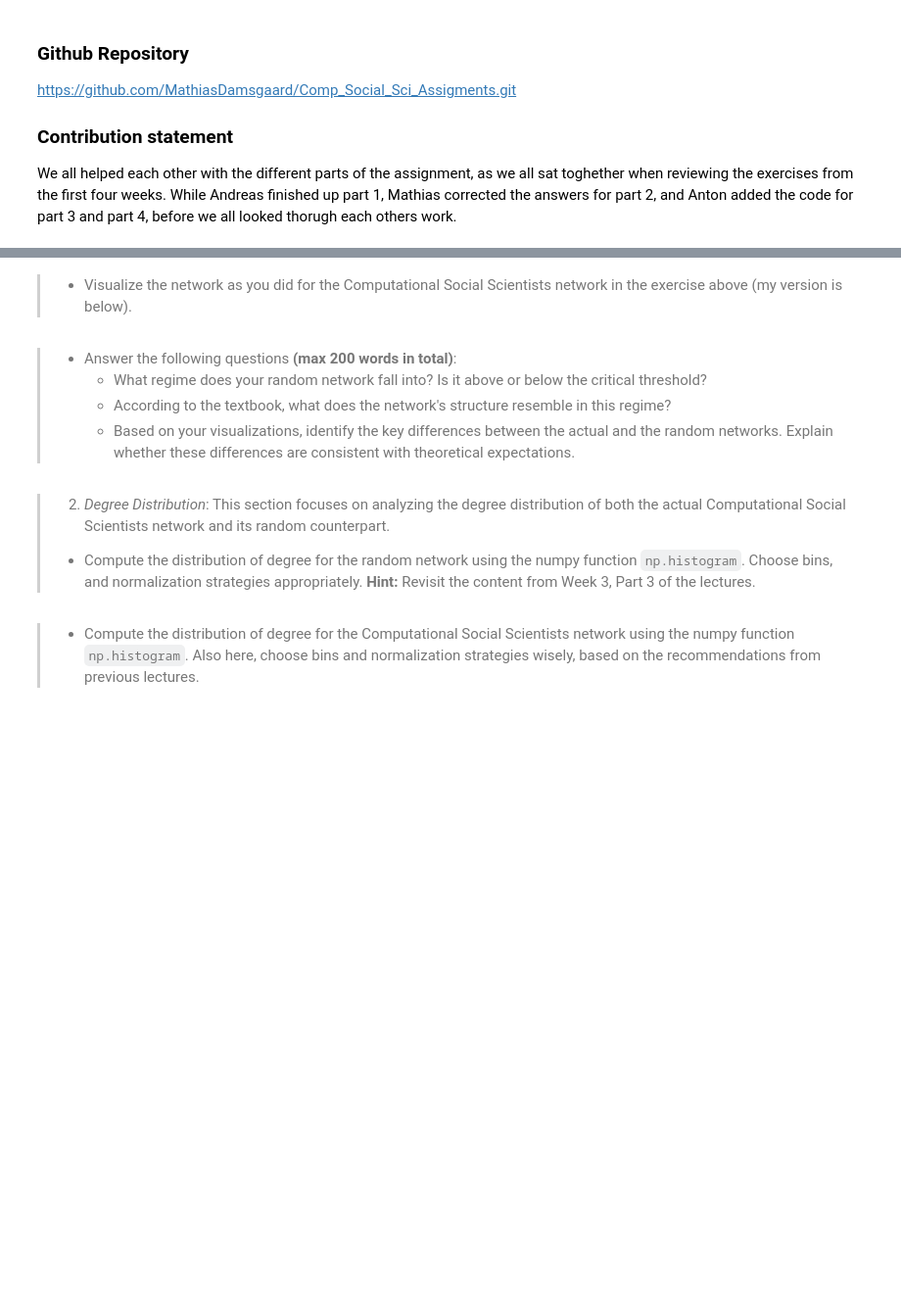
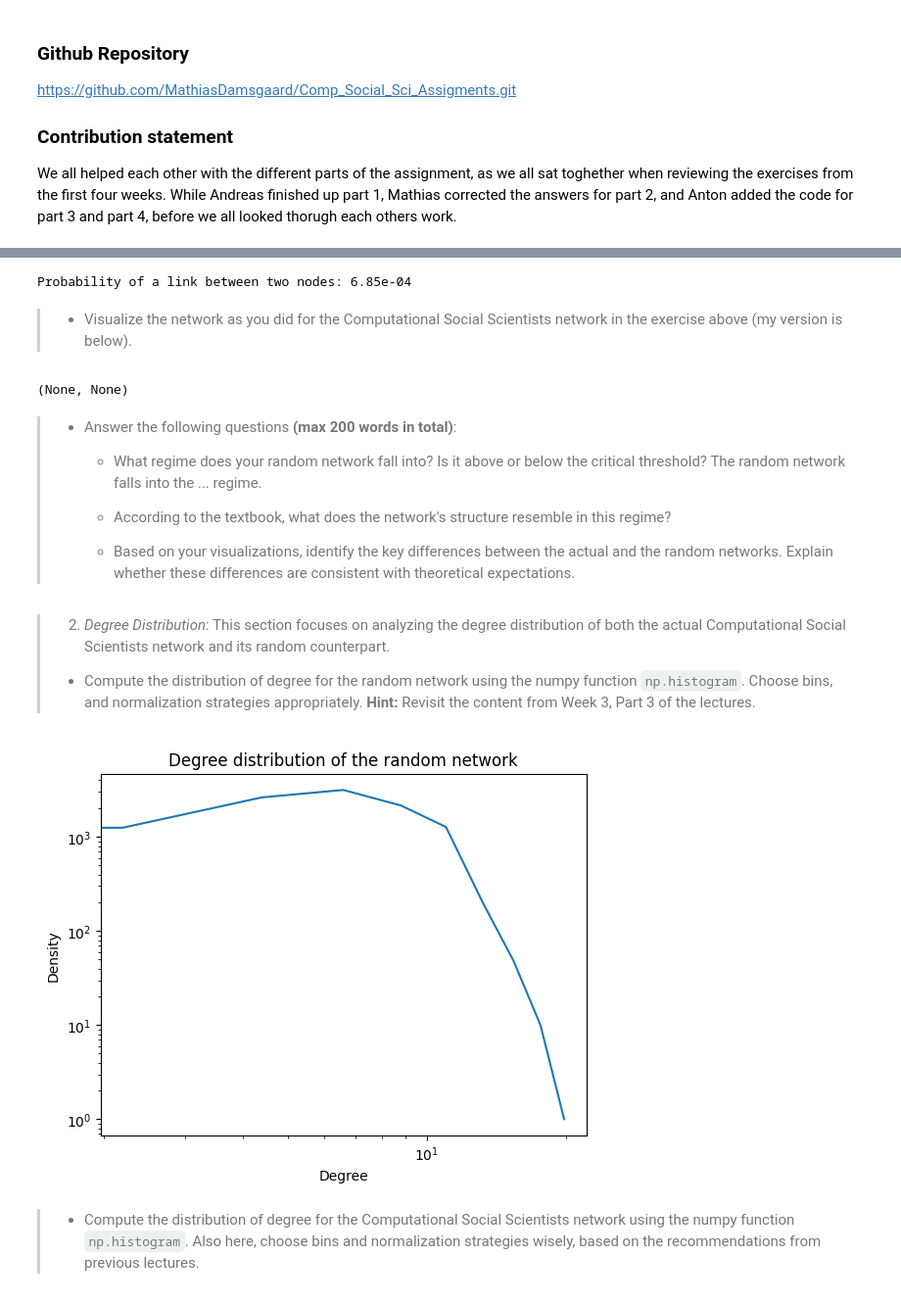
Before and after one commit to MathiasDamsgaard/Comp_Social_Sci_Assigments, a Jupyter notebook: Assignment2.ipynb, the cells around one changed output, grey strips where cells are left out. Shown at 98% size. Saved outputs shown, nothing was run; the diff lists cells and outputs as text; code cells hidden in the pictures; blank space fills up the shorter version.

Commit message:
Data and start on part 1

```diff
--- a/Assignment2.ipynb
+++ b/Assignment2.ipynb
@@ -31,13 +26,72 @@ These exercises are taken from Week 5.
+# %%
+# 3.1
+with open('data/authors_network_small.json', 'r') as f:
+    data = json.load(f)
+G = nx.node_link_graph(data)
+
+# Calculate the number of edges in the network
+L = G.number_of_edges()
+
+# Calculate the number of nodes in the network
+N = G.number_of_nodes()
+
+# Calculate the average degree of the network
+k = 2*L/N
+
+# Calculate the probability p
+p = k/(N-1)
+
+print(f"Probability of a link between two nodes: {p:.2e}")
+
+def generate_random_network(N, p):
+    # Create an empty graph
+    G = nx.Graph()
+
+    # Add N nodes
+    G.add_nodes_from(range(N))
+
+    # Add edges between nodes with probability p
+    for i in tqdm(range(N-1)):
+        for j in range(i+1, N):
+            if np.random.uniform() < p:
+                G.add_edge(i, j)
+    return G
+
+G_rand = generate_random_network(N, p)
+# %% [output]
+Probability of a link between two nodes: 6.85e-04
 # %% [markdown]
 > * Visualize the network as you did for the Computational Social Scientists network in the exercise above (my version is below).
+# %%
+# Visualize the random network with netwulf
+wulf.visualize(G_rand, config={'zoom': 0.6, 'node_gravity': 0.2, 'node_charge': -50, 'node_size': 10,
+                                 'link_distance': 20, 'node_size_variation': 0.55})
+# %% [output]
+(None, None)
 # %% [markdown]
 > * Answer the following questions __(max 200 words in total)__:
->    - What regime does your random network fall into? Is it above or below the critical threshold?
->    - According to the textbook, what does the network's structure resemble in this regime?
->    - Based on your visualizations, identify the key differences between the actual and the random networks. Explain whether these differences are consistent with theoretical expectations.
+>   - What regime does your random network fall into? Is it above or below the critical threshold?
+>   The random network falls into the ... regime.
+>   - According to the textbook, what does the network's structure resemble in this regime?
+>
+>   - Based on your visualizations, identify the key differences between the actual and the random networks. Explain whether these differences are consistent with theoretical expectations.
+>
 # %% [markdown]
 
 > 2. _Degree Distribution_: This section focuses on analyzing the degree distribution of both the actual Computational Social Scientists network and its random counterpart.
 > * Compute the distribution of degree for the random network using the numpy function ``np.histogram``. Choose bins, and normalization strategies appropriately. **Hint:** Revisit the content from Week 3, Part 3 of the lectures.
+# %%
+# Compute the distribution of degree for the random network
+degree_sequence_rd = [d for _, d in G_rand.degree()]
+hist_rd, bins = np.histogram(degree_sequence_rd, bins=10)
+plt.plot(bins[:-1], hist_rd)
+plt.xscale('log')
+plt.yscale('log')
+plt.xlabel('Degree')
+plt.ylabel('Density')
+plt.title('Degree distribution of the random network')
+plt.show()
+# %% [output]
+[figure, added]
 # %% [markdown]
 > * Compute the distribution of degree for the Computational Social Scientists network using the numpy function ``np.histogram``. Also here, choose bins and normalization strategies wisely, based on the recommendations from previous lectures.
```
Also changed, not shown: parts of 6 cells of this notebook, 1 other file.
